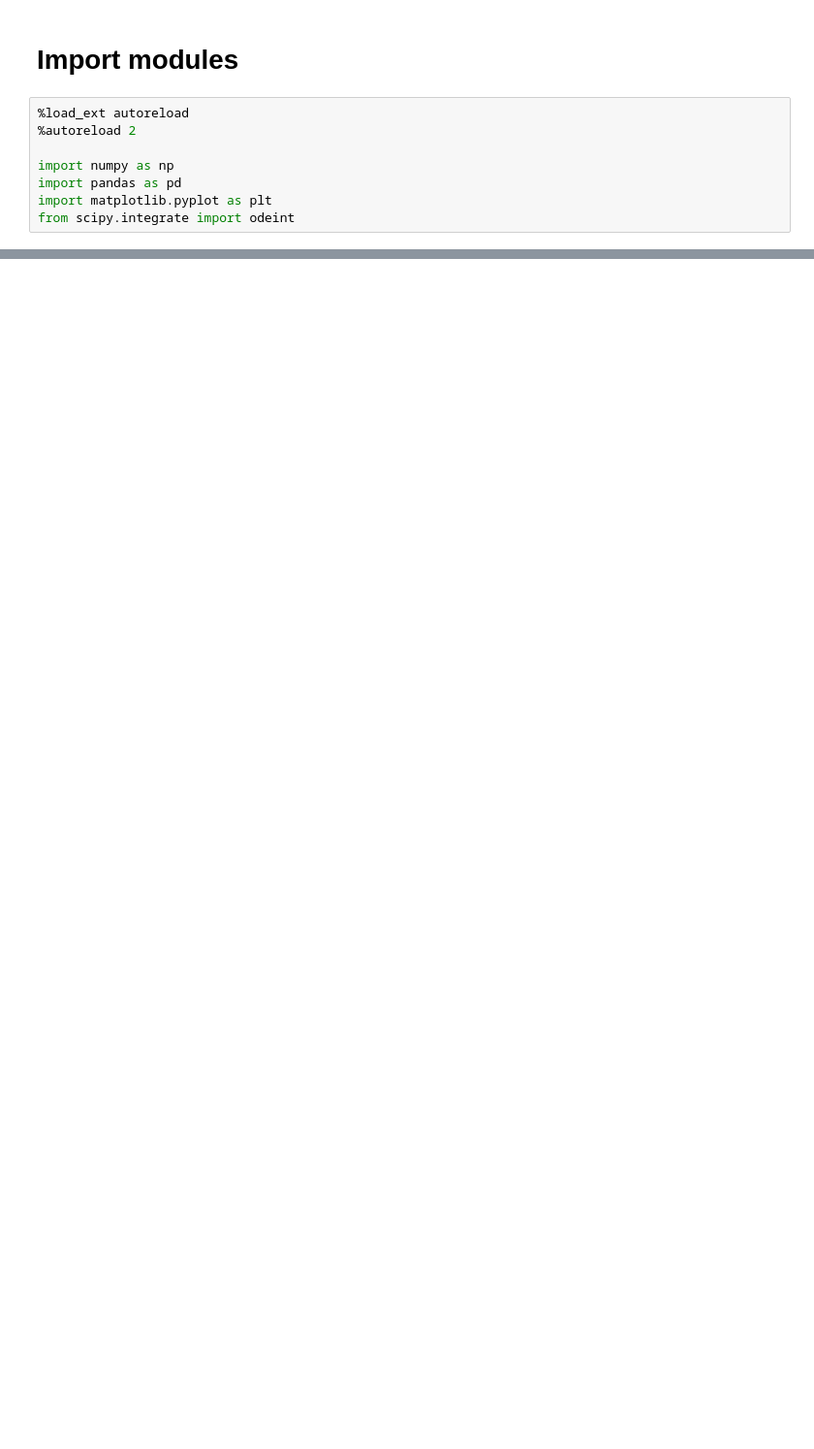
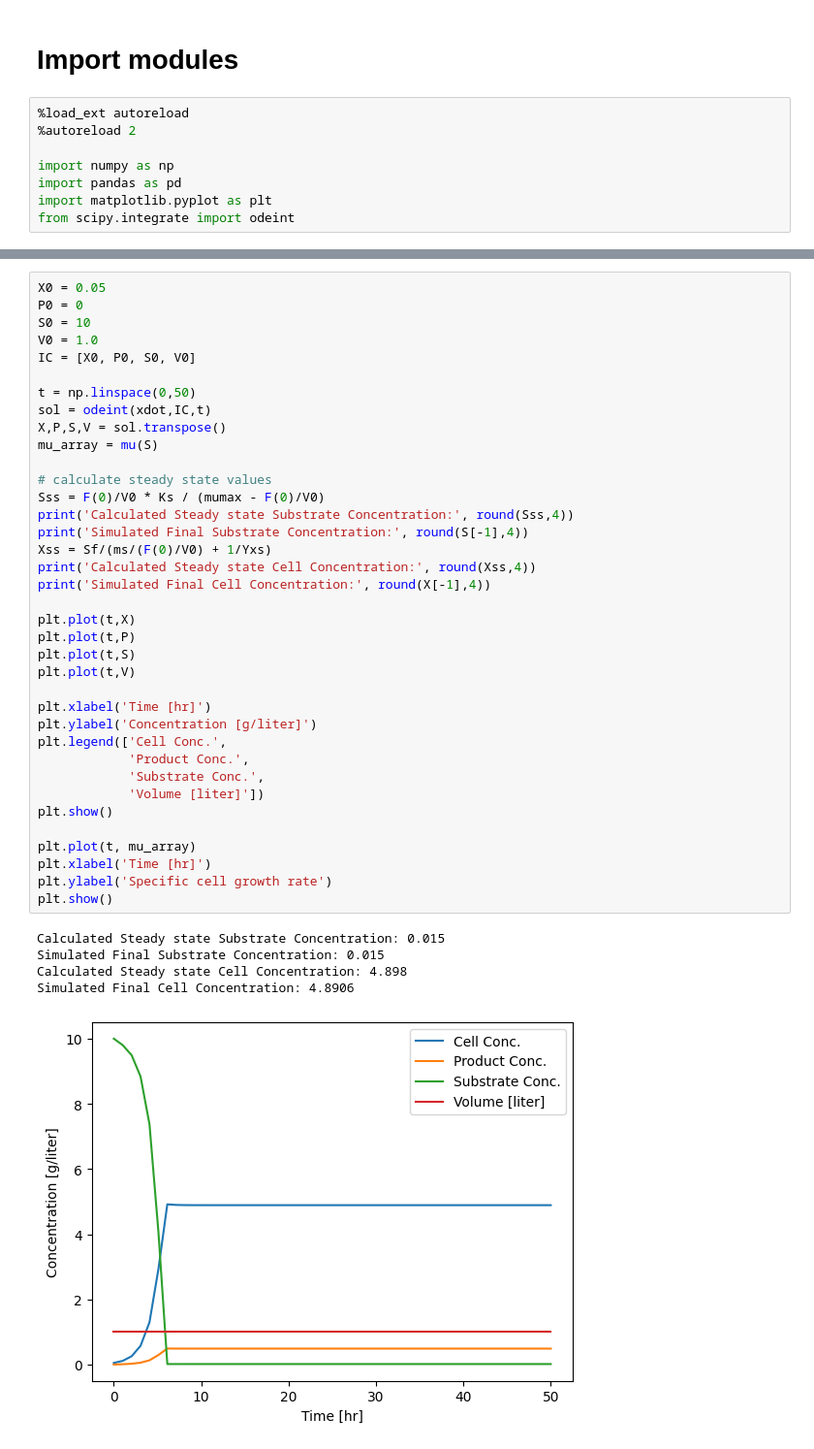
Before and after one commit to chicanagram/bioreactor-modeling, a Jupyter notebook: Perfusion Bioreactor.ipynb, the cells around one changed output, grey strips where cells are left out. Shown: that part at 97% size. Cells and saved outputs as stored; diff of their text form; blank space fills up the shorter version.

```diff
--- a/Perfusion Bioreactor.ipynb
+++ b/Perfusion Bioreactor.ipynb
@@ -69,0 +156,43 @@ plt.legend(['Cell Conc.',
+# %%
+X0 = 0.05
+P0 = 0
+S0 = 10
+V0 = 1.0
+IC = [X0, P0, S0, V0]
+
+t = np.linspace(0,50)
+sol = odeint(xdot,IC,t)
+X,P,S,V = sol.transpose()
+mu_array = mu(S)
+
+# calculate steady state values
+Sss = F(0)/V0 * Ks / (mumax - F(0)/V0)
+print('Calculated Steady state Substrate Concentration:', round(Sss,4))
+print('Simulated Final Substrate Concentration:', round(S[-1],4))
+Xss = Sf/(ms/(F(0)/V0) + 1/Yxs)
+print('Calculated Steady state Cell Concentration:', round(Xss,4))
+print('Simulated Final Cell Concentration:', round(X[-1],4))
+
+plt.plot(t,X)
+plt.plot(t,P)
+plt.plot(t,S)
+plt.plot(t,V)
+
+plt.xlabel('Time [hr]')
+plt.ylabel('Concentration [g/liter]')
+plt.legend(['Cell Conc.',
+            'Product Conc.',
+            'Substrate Conc.',
+            'Volume [liter]'])
+plt.show()
+
+plt.plot(t, mu_array)
+plt.xlabel('Time [hr]')
+plt.ylabel('Specific cell growth rate')
+plt.show()
+# %% [output]
+Calculated Steady state Substrate Concentration: 0.015
+Simulated Final Substrate Concentration: 0.015
+Calculated Steady state Cell Concentration: 4.898
+Simulated Final Cell Concentration: 4.8906
+[figure, added]
```
Also changed, not shown: parts of 10 cells of this notebook, 1 other file.
